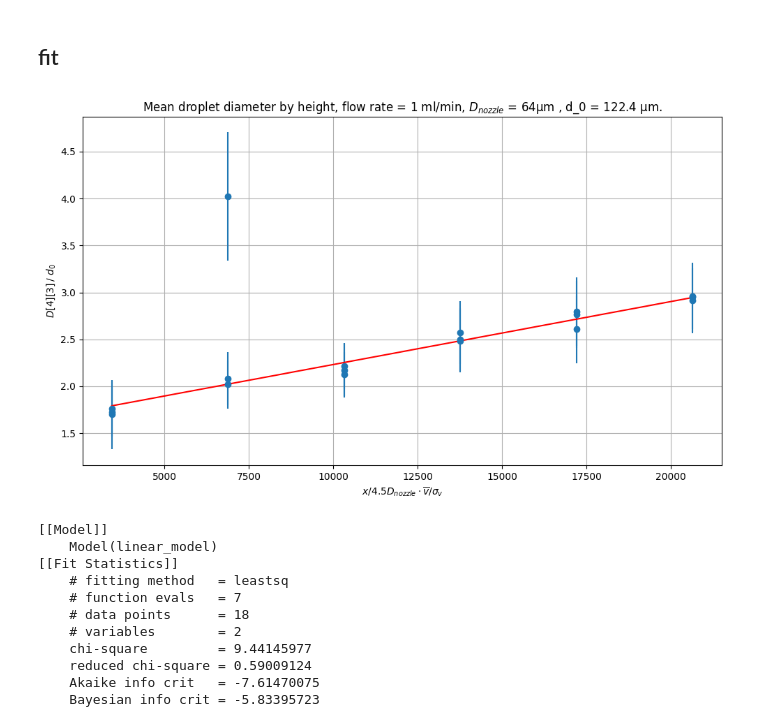
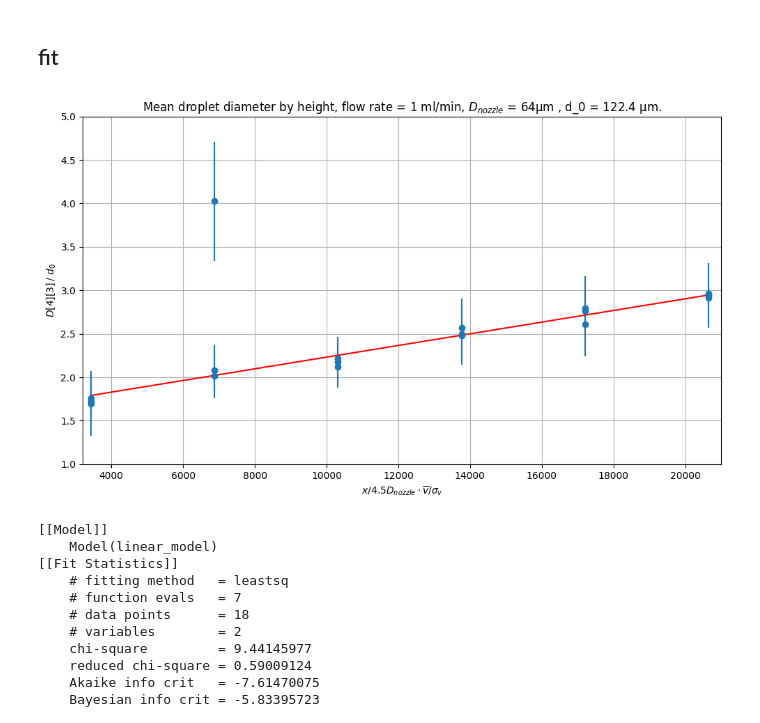
Before and after one commit to Trystan-Git/PNS-group-23--Dynamics-of-coalescence-events-in-spray-clouds, a Jupyter notebook: Data analysis/On data from June 10/measurementheights.ipynb, the cells around one changed output. Saved outputs shown, nothing was run; the diff lists cells and outputs as text; code cells hidden in the pictures.

```diff
--- a/Data analysis/On data from June 10/measurementheights.ipynb
+++ b/Data analysis/On data from June 10/measurementheights.ipynb
@@ -73,32 +73,31 @@ fit_result = fit_model.fit(
 # %%
 x = np.array(normalised_x)
 
 idx = np.argsort(x)
 x_sorted = x[idx]
 
 y_sorted_fit = fit_result.eval(x=x_sorted)
 
 plt.figure(figsize=(10,6))
 
 plt.errorbar(normalised_x, a_diam,
              xerr=err_height,
              yerr=a_err_mean_diam,
              fmt='o')
 
 plt.plot(x_sorted, y_sorted_fit, 'r-')
 
 plt.title(r"Mean droplet diameter by height, flow rate = 1 ml/min, $D_{nozzle}$ = 64μm , d_0 = 122.4 μm.")
 plt.xlabel(r"$ x / 4.5D_{nozzle} \cdot \overline{v} / \sigma_v$")
 plt.ylabel(r"$D[4][3]\,/$ $d_0$")
-
-# plt.xlim(6000,14000)
-# plt.ylim(1,5)
+plt.xlim(3200,21000)
+plt.ylim(1,5)
 plt.grid(True)
 plt.tight_layout()
 
 plt.show()
 # %% [output]
-[figure, old version]
+[figure, new version]
 # %%
 print(fit_result.fit_report())
 # %% [output]
```
Also changed, not shown: 2 other files.
